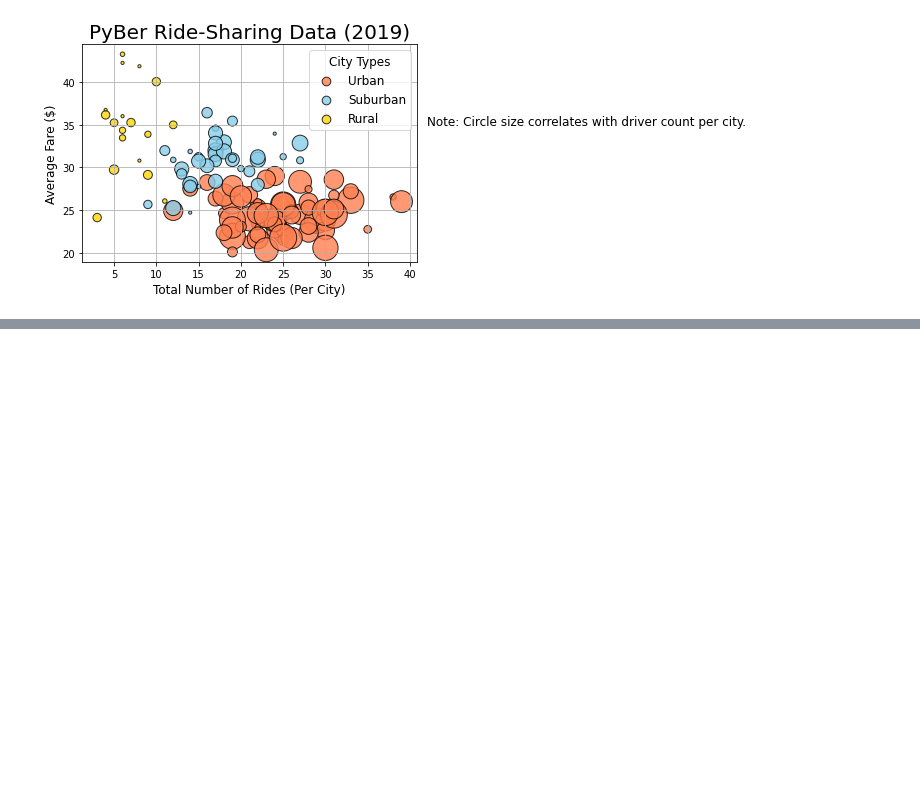
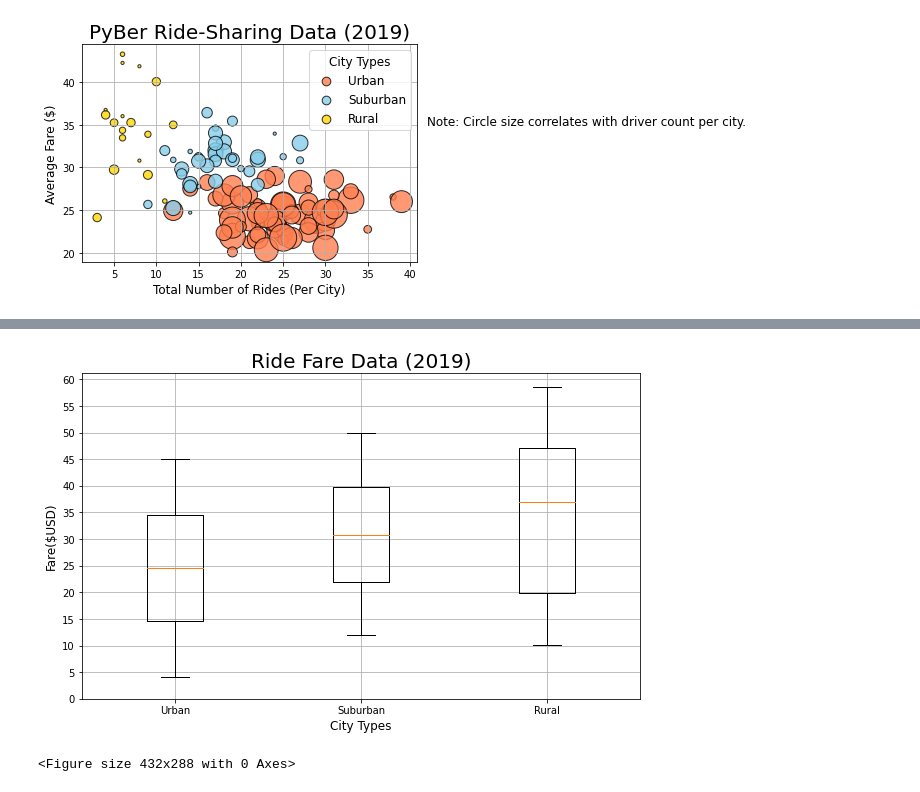
Before and after one commit to soudersmax/PyBer_Analysis, a Jupyter notebook: Pyber.ipynb, the cells around one changed output, grey strips where cells are left out. Drawn from its saved outputs; the diff is of its cells as text; code cells hidden in the pictures; blank space fills up the shorter version.

```diff
--- a/Pyber.ipynb
+++ b/Pyber.ipynb
@@ -114,3 +116,33 @@ plt.text(42, 35, "Note: Circle size correlates with driver count per city.", fon
 plt.savefig("analysis/Fig1.png")
 # %% [output]
 [figure]
+# %%
+## Summary Statistics for fares by city type
+# Get the fares for each type of city
+urban_fares = urban_cities_df["fare"]
+suburban_fares = suburban_cities_df["fare"]
+rural_fares = rural_cities_df["fare"]
+# Calculate using the NumPy mean and median and the SciPy stats mode
+# Urban
+mean_urban_fares = np.mean(urban_fares)
+print(f"The mean fare price for urban trips is ${mean_urban_fares:.2f}.")
+median_urban_fares = np.median(urban_fares)
+print(f"The median fare price for urban trips is ${median_urban_fares:.2f}.")
+mode_urban_fares = sts.mode(urban_fares)
+print(f"The mode fare price for urban trips is ${mode_urban_fares}.")
+
+# Suburban
+mean_suburban_fares = np.mean(suburban_fares)
+print(f"The mean fare price for suburban trips is ${mean_suburban_fares:.2f}.")
+median_suburban_fares = np.median(suburban_fares)
+print(f"The median fare price for suburban trips is ${mean_suburban_fares:.2f}.")
+mode_suburban_fares = sts.mode(suburban_fares)
+print(f"The mode fare price for suburban trips is ${mode_suburban_fares}.")
+
+# Rural
+mean_rural_fares = np.mean(rural_fares)
+print(f"The mean fare price for rural trips is ${mean_rural_fares:.2f}.")
+median_rural_fares = np.median(rural_fares)
+print(f"The median fare price for rural trips is ${median_rural_fares:.2f}.")
+mode_rural_fares = sts.mode(rural_fares)
+print(f"The mode fare price for rural trips is ${mode_rural_fares}.")
@@ -116,0 +261,18 @@ plt.savefig("analysis/Fig1.png")
+# %%
+# Create a box-and-whisker plot for the fare data.
+x_labels = ["Urban", "Suburban", "Rural"]
+fare_data = [urban_fares, suburban_fares, rural_fares]
+fig, ax = plt.subplots(figsize=(10,6))
+ax.boxplot(fare_data, labels=x_labels)
+# Add the title, y-axis label and grid.
+ax.set_title('Ride Fare Data (2019)',fontsize=20)
+ax.set_ylabel('Fare($USD)', fontsize=12)
+ax.set_xlabel('City Types', fontsize=12)
+ax.set_yticks(np.arange(0, 65, step=5.0))
+ax.grid()
+plt.show()
+# Save the figure.
+plt.savefig("analysis/Fig3.png")
+# %% [output]
+[figure, added]
+<Figure size 432x288 with 0 Axes>
```
Also changed, not shown: parts of 7 cells of this notebook, 3 other files.
